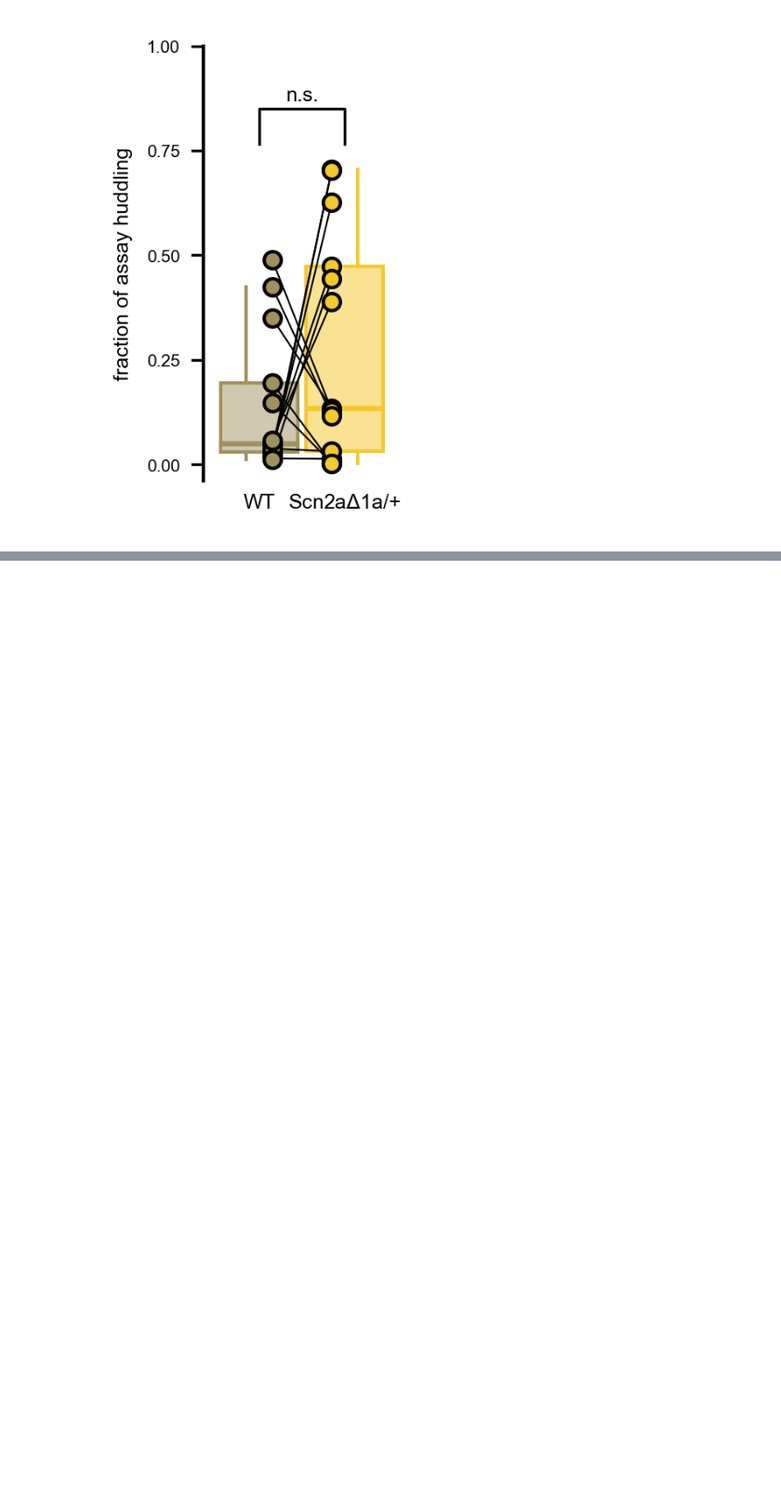
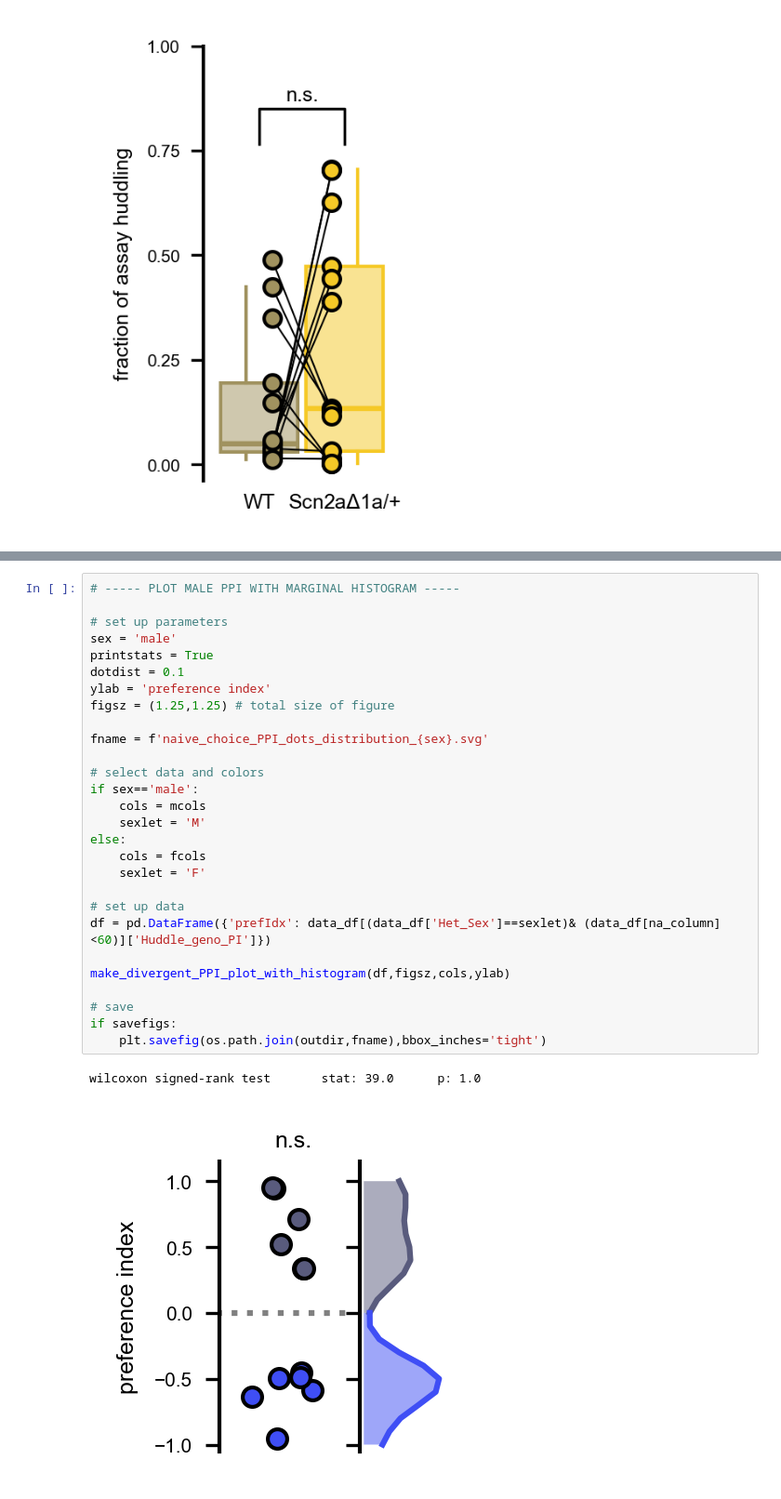
Before and after one commit to nhoglen/scn2a-paper-GWJSNH-code, a Jupyter notebook: naive_choice/20260302_proto_manuscript-plots-v2.ipynb, the cells around one changed output, grey strips where cells are left out. Shown at 93% size. Saved outputs shown, nothing was run; the diff lists cells and outputs as text; blank space fills up the shorter version.

```diff
--- a/naive_choice/20260302_proto_manuscript-plots-v2.ipynb
+++ b/naive_choice/20260302_proto_manuscript-plots-v2.ipynb
@@ -301,0 +429,31 @@ if savefigs:
+# %%
+# ----- PLOT MALE PPI WITH MARGINAL HISTOGRAM -----
+
+# set up parameters
+sex = 'male'
+printstats = True
+dotdist = 0.1
+ylab = 'preference index'
+figsz = (1.25,1.25) # total size of figure
+
+fname = f'naive_choice_PPI_dots_distribution_{sex}.svg'
+
+# select data and colors
+if sex=='male':
+    cols = mcols
+    sexlet = 'M'
+else:
+    cols = fcols
+    sexlet = 'F'
+
+# set up data
+df = pd.DataFrame({'prefIdx': data_df[(data_df['Het_Sex']==sexlet)& (data_df[na_column]<60)]['Huddle_geno_PI']})
+
+make_divergent_PPI_plot_with_histogram(df,figsz,cols,ylab)
+
+# save
+if savefigs:
+    plt.savefig(os.path.join(outdir,fname),bbox_inches='tight')
+# %% [output]
+wilcoxon signed-rank test       stat: 39.0      p: 1.0
+[figure, added]
```
Also changed, not shown: parts of 11 cells of this notebook, 6 other files.
